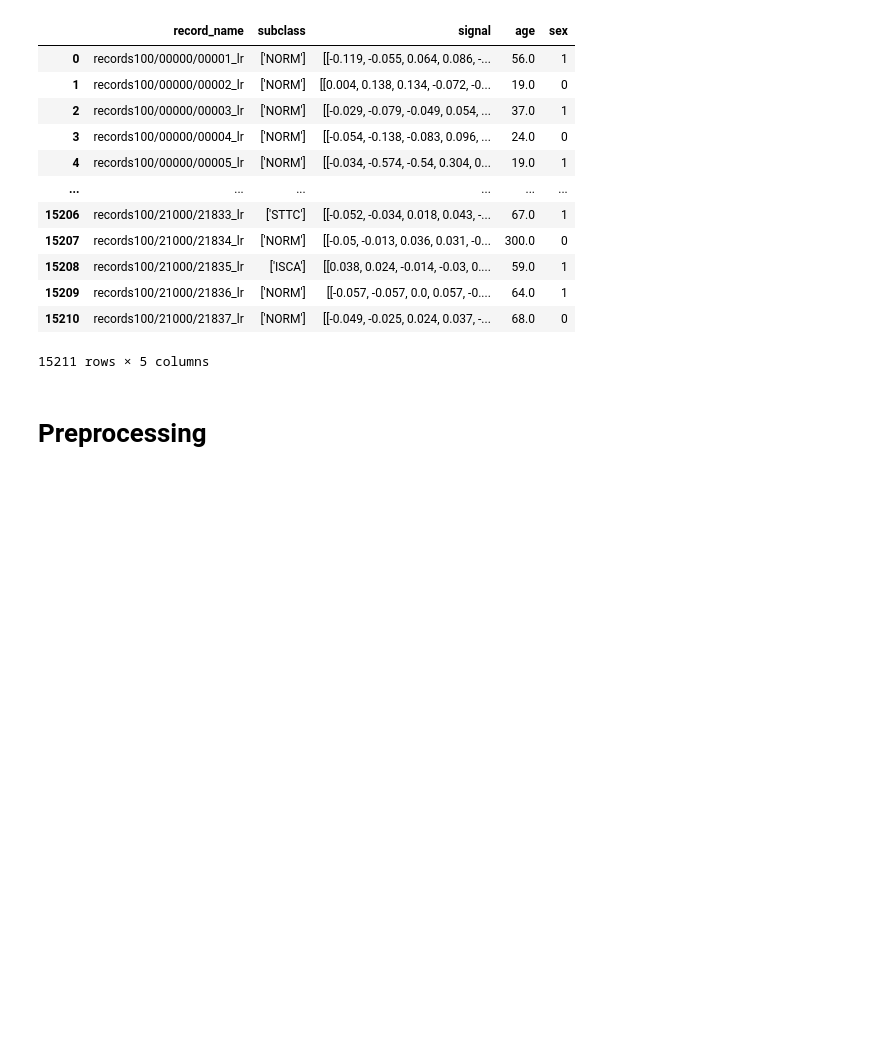
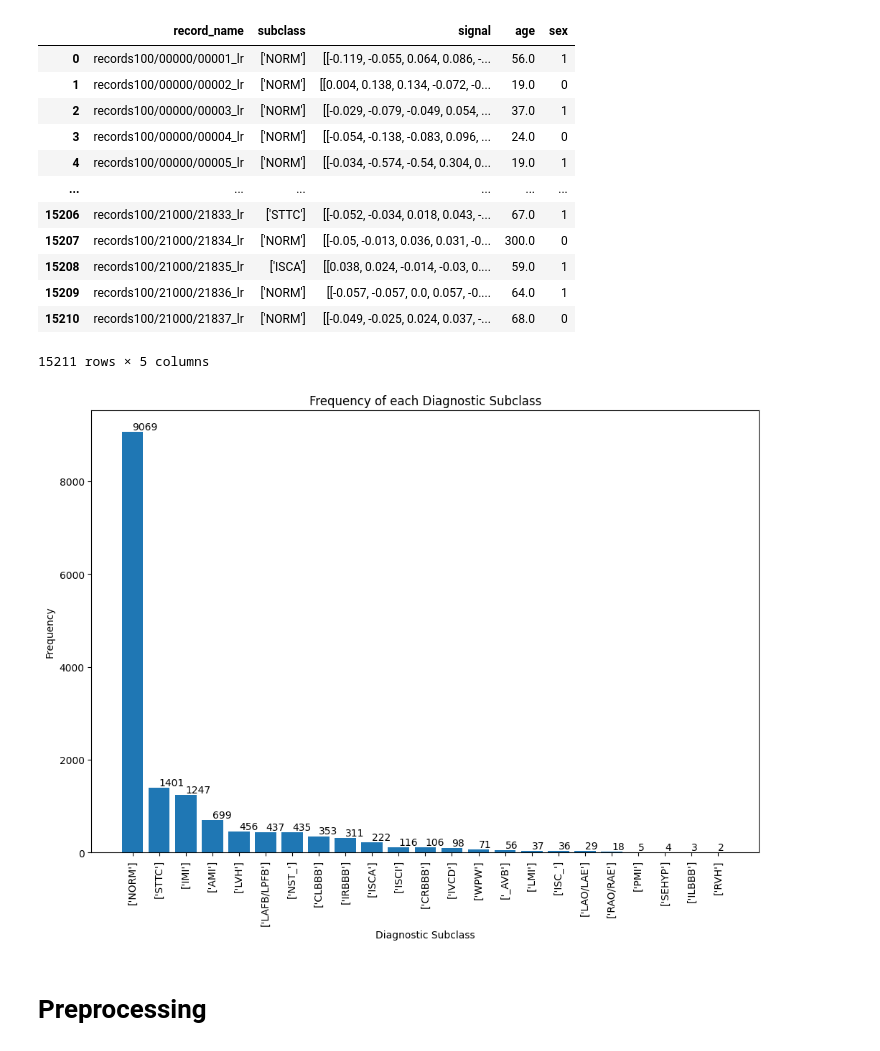
Before and after one commit to Nicoflo22/Thesis, a Jupyter notebook: nico_250_sub.ipynb, the cells around one changed output. Saved outputs shown, nothing was run; the diff lists cells and outputs as text; code cells hidden in the pictures; blank space fills up the shorter version.

```diff
--- a/nico_250_sub.ipynb
+++ b/nico_250_sub.ipynb
@@ -108,6 +108,31 @@ Processing record 15200/15211
 | 15209 | records100/21000/21836_lr | ['NORM'] | [[-0.057, -0.057, 0.0, 0.057, -0.... | 64.0 | 1 |
 | 15210 | records100/21000/21837_lr | ['NORM'] | [[-0.049, -0.025, 0.024, 0.037, -... | 68.0 | 0 |
 15211 rows × 5 columns
+# %%
+import matplotlib.pyplot as plt
+
+# Convert any list-like objects in 'subclass' to strings
+df_orig['subclass'] = df_orig['subclass'].apply(lambda x: ', '.join(x) if isinstance(x, list) else x)
+
+# Count the number of occurrences of each element in 'subclass'
+subclass_counts = df_orig['subclass'].value_counts()
+
+# Plot the frequency of each subclass
+plt.figure(figsize=(12,8))
+bars = plt.bar(subclass_counts.index, subclass_counts.values)
+plt.title('Frequency of each Diagnostic Subclass')
+plt.xlabel('Diagnostic Subclass')
+plt.ylabel('Frequency')
+plt.xticks(rotation='vertical')
+
+# Add count annotations above each bar
+for bar in bars:
+    yval = bar.get_height()
+    plt.text(bar.get_x() + bar.get_width()/2.0, yval, int(yval), va='bottom')  # va: vertical alignment
+
+plt.show()
+# %% [output]
+[figure, added]
 # %% [markdown]
 # Preprocessing
 # %% [markdown]
```
Also changed, not shown: parts of 2 cells of this notebook.
